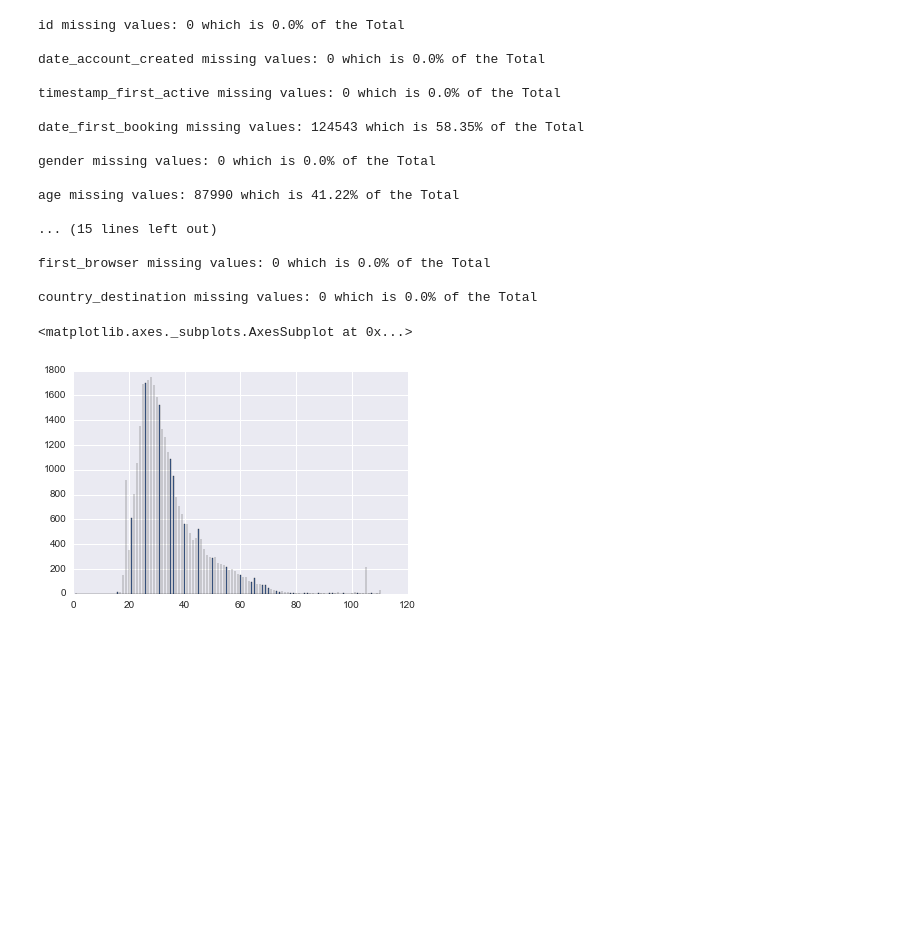
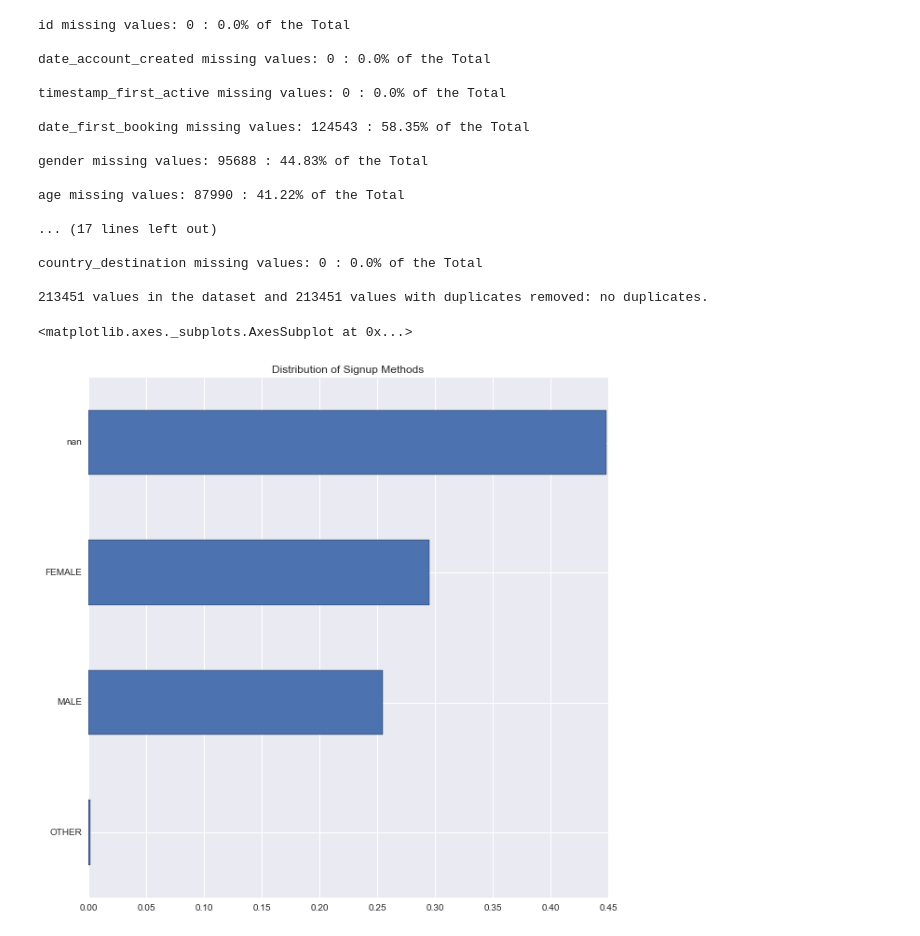
Before and after one commit to shobana19/DataMining, a Jupyter notebook: Lab_1 AirBnb.ipynb, the cells around one changed output. Drawn from its saved outputs; the diff is of its cells as text; code cells hidden in the pictures; blank space fills up the shorter version.

```diff
--- a/Lab_1 AirBnb.ipynb
+++ b/Lab_1 AirBnb.ipynb
@@ -13,0 +12,15 @@ air=pd.read_csv('Data\\train_users_2.csv')
+# %%
+# Import Python modules and set settings
+import pandas as pd
+import matplotlib as plt
+import seaborn as sns
+import numpy as np
+plt.rcParams['axes.titlesize'] = 1.5*plt.rcParams['font.size']
+plt.rcParams['legend.fontsize'] = 1.5*plt.rcParams['font.size']
+plt.rcParams['axes.labelsize'] = 1.5*plt.rcParams['font.size']
+%matplotlib inline
+air=pd.read_csv('C:\\Users\\Anandh\\Data\\train.csv')
+session=pd.read_csv('C:\\Users\\Anandh\\Data\\sessions.csv')
+pd.options.display.max_rows = 999
+pd.set_option("display.max_columns",300)
+air.head()
@@ -14,25 +71,36 @@ air=pd.read_csv('Data\\train_users_2.csv')
 # %%
-#please note some items are marked as -unknown-
+#please note some items are marked as -unknown--we're going replace those first
 for col in air:
-    print(col + " missing values: " + str(np.count_nonzero(air[col].isnull())) + " which is " + str(round((np.count_nonzero(air[col].isnull())/(len(air)*1.0))*100,2))+"% of the Total \n")
+    air[col].replace('-unknown-', np.nan, inplace=True)
+    air[col].replace('-unknown- ', np.nan, inplace=True)
+    air[col].replace(' -unknown- ', np.nan, inplace=True)
+categorical_features = ['gender', 'signup_method', 'signup_flow','language', 'affiliate_channel','affiliate_provider',
+                        'first_affiliate_tracked','signup_app','first_device_type','first_browser','country_destination']
+for categorical_feature in categorical_features:
+    air[categorical_feature] = air[categorical_feature].astype('category')
+
+for col in air:
+    print(col + " missing values: " + str(np.count_nonzero(air[col].isnull())) + " : " + str(round((np.count_nonzero(air[col].isnull())/(len(air)*1.0))*100,2))+"% of the Total \n")
+
+print(str(air.id.count()) + ' values in the dataset and ' + str(air.drop_duplicates().id.count()) +' values with duplicates removed: no duplicates.')
 # %% [output]
-id missing values: 0 which is 0.0% of the Total
+id missing values: 0 : 0.0% of the Total
 
-date_account_created missing values: 0 which is 0.0% of the Total
+date_account_created missing values: 0 : 0.0% of the Total
 
-timestamp_first_active missing values: 0 which is 0.0% of the Total
+timestamp_first_active missing values: 0 : 0.0% of the Total
 
-date_first_booking missing values: 124543 which is 58.35% of the Total
+date_first_booking missing values: 124543 : 58.35% of the Total
 
-gender missing values: 0 which is 0.0% of the Total
+gender missing values: 95688 : 44.83% of the Total
 
-age missing values: 87990 which is 41.22% of the Total
+age missing values: 87990 : 41.22% of the Total
 
-... (15 lines left out)
+... (17 lines left out)
 
-first_browser missing values: 0 which is 0.0% of the Total
+country_destination missing values: 0 : 0.0% of the Total
 
-country_destination missing values: 0 which is 0.0% of the Total
+213451 values in the dataset and 213451 values with duplicates removed: no duplicates.
 # %%
 
 air.date_account_created=air.date_account_created.astype('Datetime64')
@@ -42,10 +110,10 @@ air['date_first_booking'] = pd.to_datetime(air['date_first_booking'])
 air.gender=air.gender.astype('unicode')
 air.signup_method=air.signup_method.astype('str')
 air.signup_flow=air.signup_flow.astype('Int64')
-# %%
-import numpy as np
-%matplotlib inline
-air.age.hist(bins=1000)
-# %% [output]
-<matplotlib.axes._subplots.AxesSubplot at 0x...>
-[figure, removed]
+# %%
+
+
+(air.gender.value_counts(sort=True, ascending=True)/air.signup_method.value_counts().sum()).plot(kind='barh', figsize=(10,10),title='Distribution of Signup Methods')
+# %% [output]
+<matplotlib.axes._subplots.AxesSubplot at 0x...>
+[figure, added]
```
Also changed, not shown: parts of 37 cells of this notebook.
